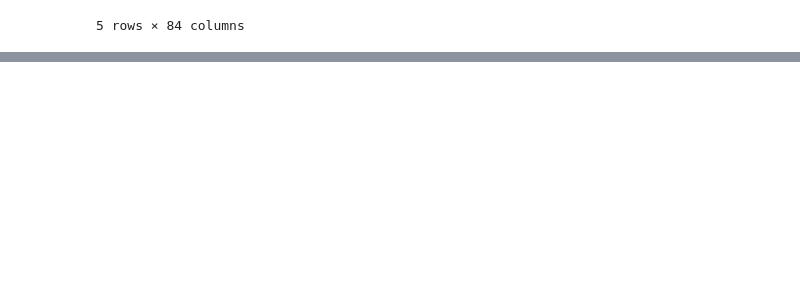
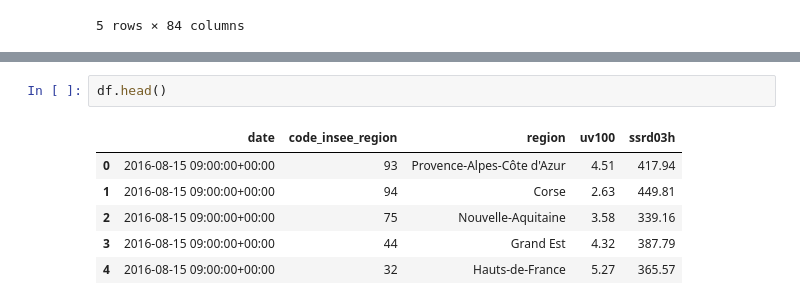
Before and after one commit to 64FC/DFG_Potentiel_Scolaire, a Jupyter notebook: DFG_Potentiel_Scolaire_exploration.ipynb, the cells around one changed output, grey strips where cells are left out. Saved outputs shown, nothing was run; the diff lists cells and outputs as text; blank space fills up the shorter version.

```diff
--- a/DFG_Potentiel_Scolaire_exploration.ipynb
+++ b/DFG_Potentiel_Scolaire_exploration.ipynb
@@ -1496,0 +1561,9 @@ gdf.head()
+# %%
+df.head()
+# %% [output]
+|  | date | code_insee_region | region | uv100 | ssrd03h |
+| 0 | 2016-08-15 09:00:00+00:00 | 93 | Provence-Alpes-Côte d'Azur | 4.51 | 417.94 |
+| 1 | 2016-08-15 09:00:00+00:00 | 94 | Corse | 2.63 | 449.81 |
+| 2 | 2016-08-15 09:00:00+00:00 | 75 | Nouvelle-Aquitaine | 3.58 | 339.16 |
+| 3 | 2016-08-15 09:00:00+00:00 | 44 | Grand Est | 4.32 | 387.79 |
+| 4 | 2016-08-15 09:00:00+00:00 | 32 | Hauts-de-France | 5.27 | 365.57 |
```
Also changed, not shown: parts of 29 cells of this notebook.
